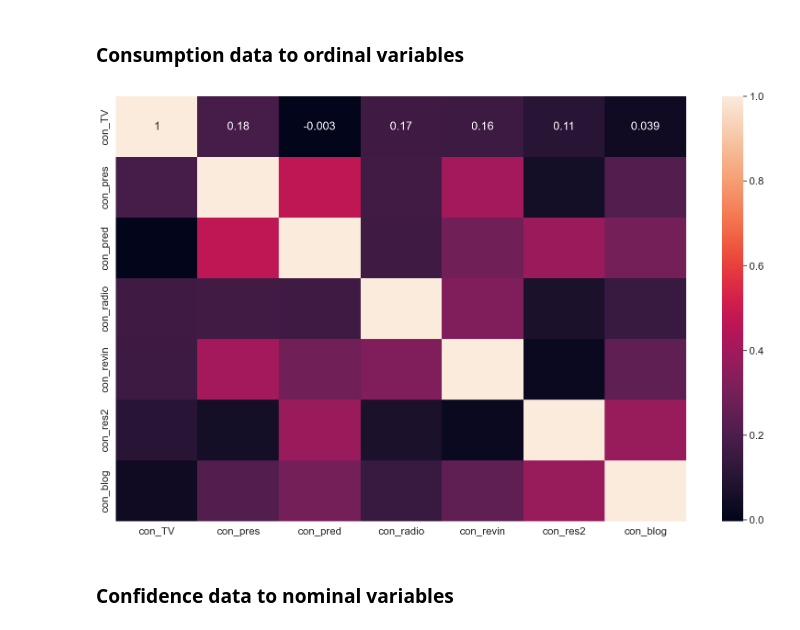
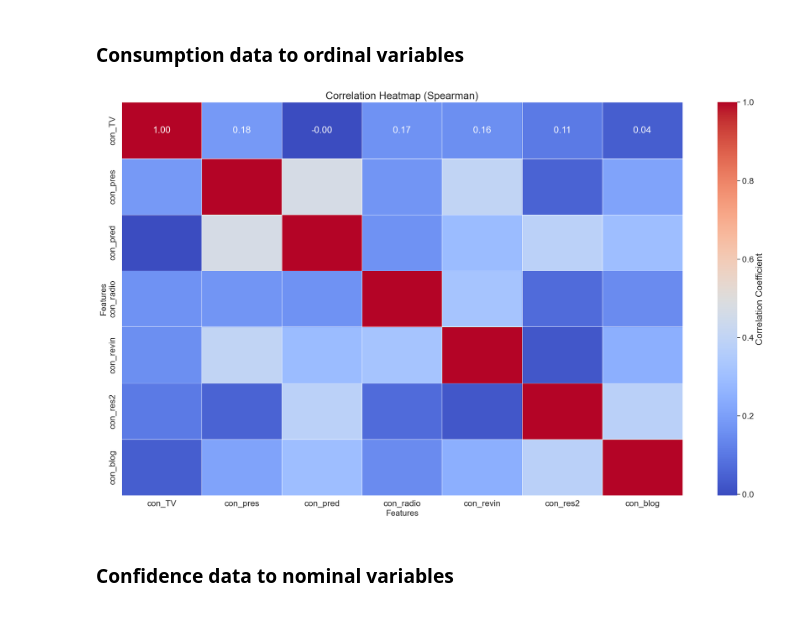
Before and after one commit to xmpinedar/Trust_and_MediaConsumption, a Jupyter notebook: src/EDA_TrustandMediaConsumption.ipynb, the cells around one changed output. Drawn from its saved outputs; the diff is of its cells as text; code cells hidden in the pictures.

```diff
--- a/src/EDA_TrustandMediaConsumption.ipynb
+++ b/src/EDA_TrustandMediaConsumption.ipynb
@@ -260,11 +269,22 @@ headers_ord
 
 df_consumo=pd.DataFrame(mx_ordinales, columns=headers_ord)
 # %%
-plt.figure(figsize=(20,12))
-sns.set(font_scale = 1.5)
-sns.heatmap(df_consumo.corr(method='spearman'), annot = True);
+plt.figure(figsize=(20, 12))
+
+sns.set(font_scale=1.5)
+
+ax = sns.heatmap(df_consumo.corr(method='spearman'), annot=True, cmap='coolwarm', fmt='.2f', linewidths=0.5, cbar_kws={'label': 'Correlation Coefficient'})
+
+ax.set_title('Correlation Heatmap (Spearman)', fontsize=20)
+ax.set_xlabel('Features', fontsize=16)
+ax.set_ylabel('Features', fontsize=16)
+
+plt.tight_layout()
+
+# Display the plot
+plt.show()
 # %% [output]
-[figure, old version]
+[figure, new version]
 # %% [markdown]
 ### Confidence data to nominal variables
 # %%
```
Also changed, not shown: parts of 16 cells of this notebook, 10 other files.
